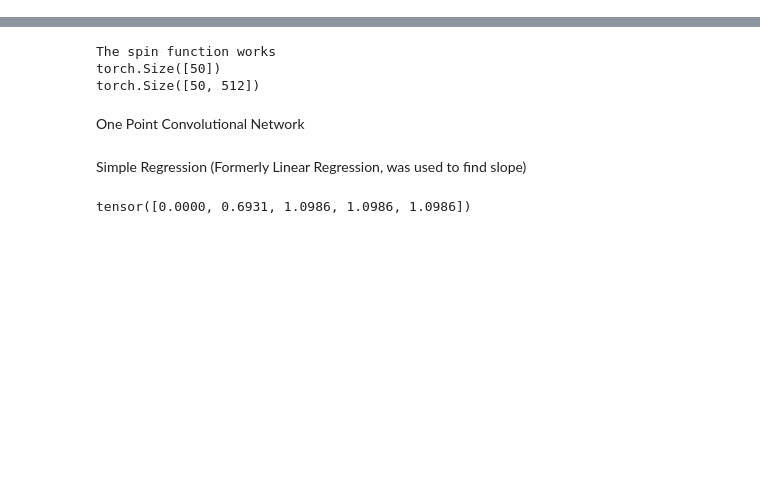
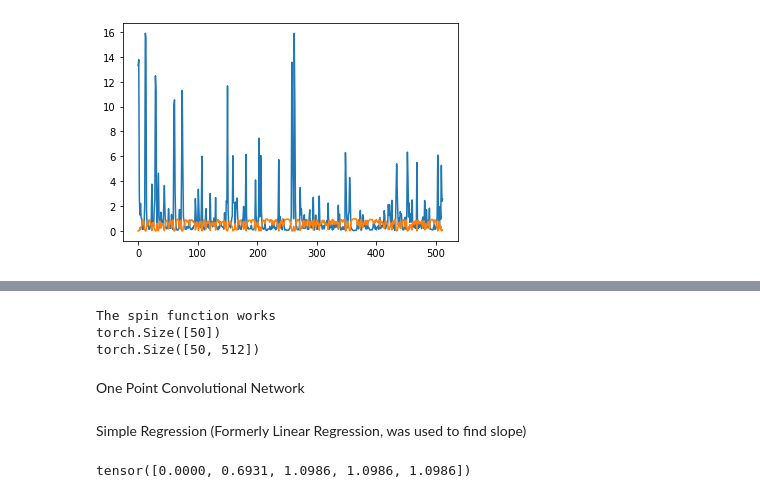
Before and after one commit to lhuangCMU/deep-learning-intergalactic-medium, a Jupyter notebook: Neural_Net_Library.ipynb, the cells around one changed output, grey strips where cells are left out. Drawn from its saved outputs; the diff is of its cells as text; code cells hidden in the pictures; blank space fills up the shorter version.

```diff
--- a/Neural_Net_Library.ipynb
+++ b/Neural_Net_Library.ipynb
@@ -22,7 +23,7 @@ from scipy.io import FortranFile
 from scipy.stats import pearsonr
 from scipy.interpolate import CubicSpline
 # %%
-f = FortranFile('C:/Users/Lawrence Huang/Desktop/Research/z3taured.dat', 'r')
+f = FortranFile('C:/Users/Lawrence Huang/Desktop/Research/newz3taured.dat', 'r')
 nlos=int(np.asscalar(f.read_ints()))
 print("nlos = %d" %nlos)
 npix=int(np.asscalar(f.read_ints()))
@@ -94,21 +83,14 @@ tauTest[tauTest < -0.5e9] = maxtaured
 tauValidate[tauValidate < -0.5e9] = maxtaured
 tauTrain[tauTrain < -0.5e9] = maxtaured
 
-#SCALING
-
-# taured=(((taured-mintaured)/(maxtaured-mintaured))*0.98)+0.01
-# tauTest=(((tauTest-mintaured)/(maxtaured-mintaured))*0.98)+0.01
-# tauValidate=(((tauValidate-mintaured)/(maxtaured-mintaured))*0.98)+0.01
-# tauTrain=(((tauTrain-mintaured)/(maxtaured-mintaured))*0.98)+0.01
-
-
 
 flux=np.exp(-1.*taured)
 fluxTest = np.exp(-1.*tauTest)
 fluxValidate = np.exp(-1.*tauValidate)
 fluxTrain = np.exp(-1.*tauTrain)
 
-signalRMS = np.std(flux)
+signalRMS = np.sqrt(np.mean(flux**2))
+print("signalRMS", signalRMS)
 
 rmsnoise=signalRMS/10 #this is the rms noise to add - if it's zero then we are try
 bignoise=signalRMS/5
@@ -117,72 +99,25 @@ hugenoise=signalRMS/2.5
 # 2 is the standard deviation of the normal distribution
 # 3 is the number of elements you get in array noise
 
-#SCALING
-
-# minflux=flux.min()
-# maxflux=flux.max()
-# flux=(((flux-minflux)/(maxflux-minflux))*0.98)+0.01
-# fluxTest=(((fluxTest-minflux)/(maxflux-minflux))*0.98)+0.01
-# fluxValidate=(((fluxValidate-minflux)/(maxflux-minflux))*0.98)+0.01
-# fluxTrain=(((fluxTrain-minflux)/(maxflux-minflux))*0.98)+0.01
-
-fluxRMS = np.std(flux)
-print("fluxRMS", fluxRMS)
-
-# noise = np.random.normal(0.0,rmsnoise,(nlos,npix))
-# flux=flux+noise
-
-# noiseTest = np.random.normal(0.0,rmsnoise,fluxTest.shape)
-# bigNoiseTest = np.random.normal(0.0,bignoise,fluxTest.shape)
-# hugeNoiseTest = np.random.normal(0.0,hugenoise,fluxTest.shape)
-
-# bigNoiseFluxTest = fluxTest + bigNoiseTest
-# hugeNoiseFluxTest = fluxTest + hugeNoiseTest
-# fluxTest=fluxTest+noiseTest
-
-# noiseValidate = np.random.normal(0.0,rmsnoise,fluxValidate.shape)
-# bigNoiseValidate = np.random.normal(0.0,bignoise,fluxValidate.shape)
-# hugeNoiseValidate = np.random.normal(0.0,hugenoise,fluxValidate.shape)
-
-# bigNoiseFluxValidate = fluxValidate + bigNoiseValidate
-# hugeNoiseFluxValidate = fluxValidate + hugeNoiseValidate
-# fluxValidate=fluxValidate+noiseValidate
-
-# noiseTrain = np.random.normal(0.0,rmsnoise,fluxTrain.shape)
-# bigNoiseTrain = np.random.normal(0.0,bignoise,fluxTrain.shape)
-# hugeNoiseTrain = np.random.normal(0.0,hugenoise,fluxTrain.shape)
-
-# bigNoiseFluxTrain = fluxTrain + bigNoiseTrain
-# hugeNoiseFluxTrain = fluxTrain + hugeNoiseTrain
-# fluxTrain=fluxTrain+noiseTrain
 
 
-taured = torch.from_numpy(taured)
-tauTest = torch.from_numpy(tauTest)
-tauValidate = torch.from_numpy(tauValidate)
-tauTrain = torch.from_numpy(tauTrain)
+fluxSignal = np.sqrt(np.mean(flux**2))
+print("fluxSignal", fluxSignal)
+taured = torch.from_numpy(taured).cuda()
+tauTest = torch.from_numpy(tauTest).cuda()
+tauValidate = torch.from_numpy(tauValidate).cuda()
+tauTrain = torch.from_numpy(tauTrain).cuda()
 
-flux = torch.from_numpy(flux)
-fluxTest = torch.from_numpy(fluxTest)
-fluxValidate = torch.from_numpy(fluxValidate)
-fluxTrain = torch.from_numpy(fluxTrain)
-# bigNoiseFluxTest = torch.from_numpy(bigNoiseFluxTest)
-# hugeNoiseFluxTest = torch.from_numpy(hugeNoiseFluxTest)
-# bigNoiseFluxTrain = torch.from_numpy(bigNoiseFluxTrain)
-# hugeNoiseFluxTrain = torch.from_numpy(hugeNoiseFluxTrain)
-# bigNoiseFluxValidate = torch.from_numpy(bigNoiseFluxValidate)
-# hugeNoiseFluxValidate = torch.from_numpy(hugeNoiseFluxValidate)
-
-# cleanFluxTest = torch.from_numpy(cleanFluxTest)
-# cleanFluxTrain = torch.from_numpy(cleanFluxTrain)
-# cleanFluxValidate = torch.from_numpy(cleanFluxValidate)
+flux = torch.from_numpy(flux).cuda()
+fluxTest = torch.from_numpy(fluxTest).cuda()
+fluxValidate = torch.from_numpy(fluxValidate).cuda()
+fluxTrain = torch.from_numpy(fluxTrain).cuda()
 
 tauredzero=taured[0,0,...]
 
 fluxzero=flux[0,0,...]
 
-#orange is the flux and blue is the optical depth, both scaled to 0.01-0.99
-plt.plot(tauredzero.numpy())
-plt.plot(fluxzero.numpy())
+plt.plot(tauredzero.cpu().numpy())
+plt.plot(fluxzero.cpu().numpy())
 plt.show()
 # %% [output]
@@ -189,0 +127 @@ NameError: name 'taured' is not defined
+[figure, added]
```
Also changed, not shown: parts of 13 cells of this notebook, 17 other files.
